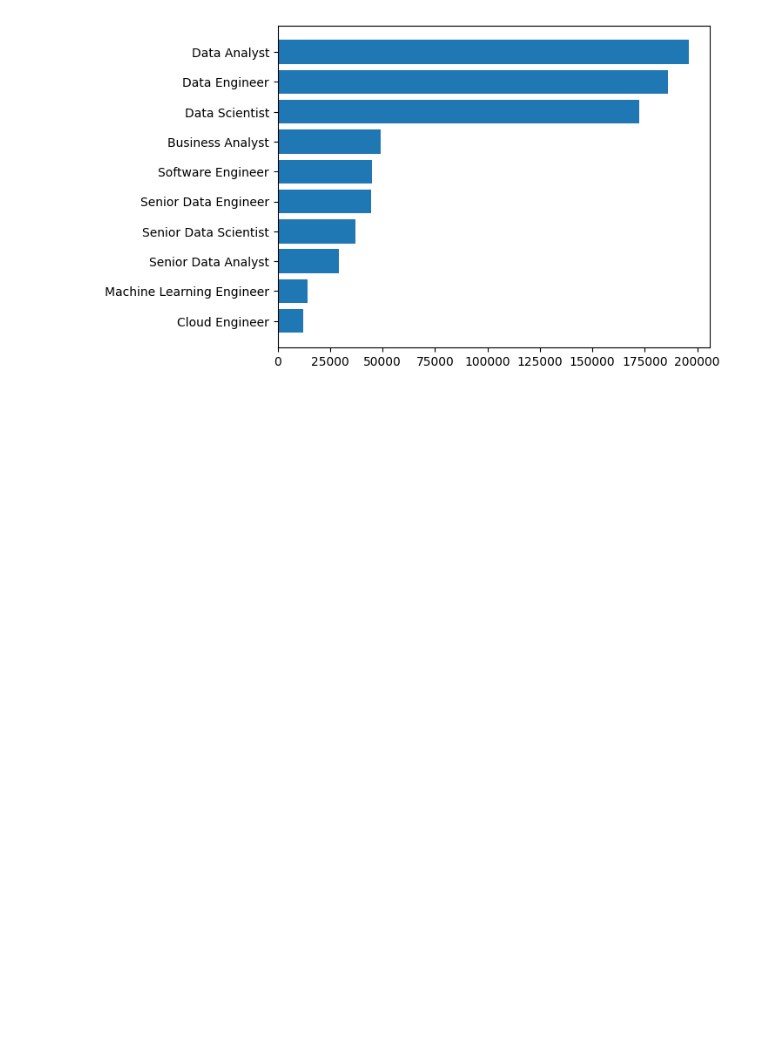
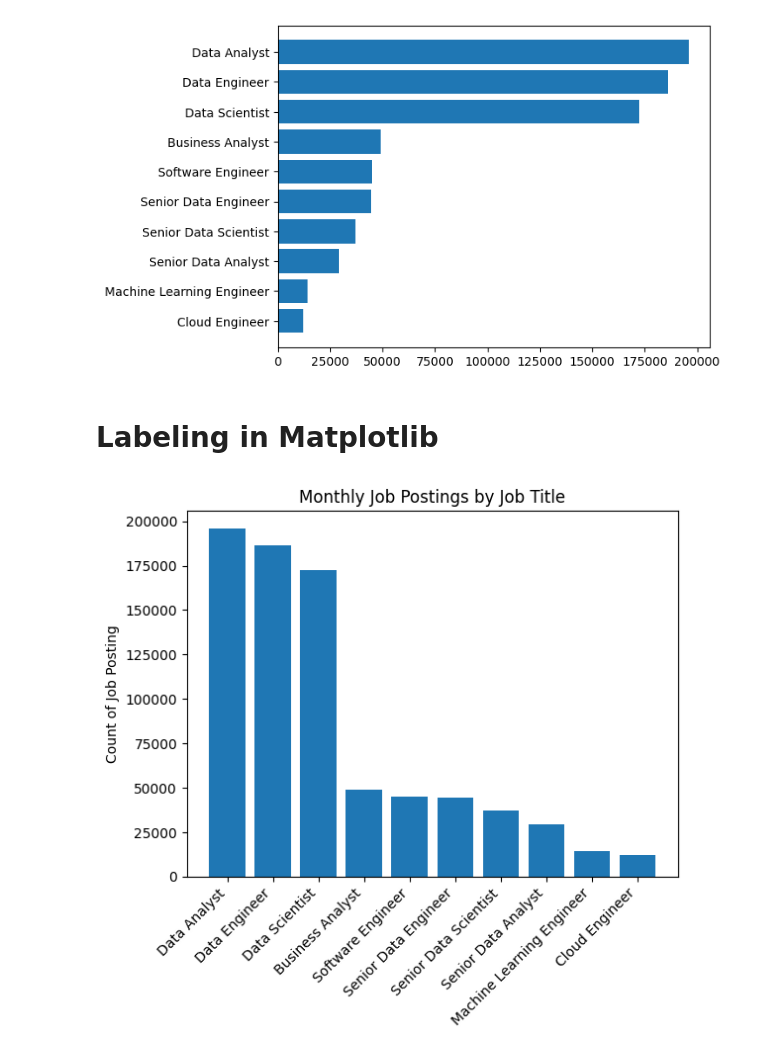
Before and after one commit to okiromosh/Learning-Python-Data, a Jupyter notebook: Python_Matplotlib.ipynb, the cells around one changed output. Cells and saved outputs as stored; diff of their text form; code cells hidden in the pictures; blank space fills up the shorter version.

```diff
--- a/Python_Matplotlib.ipynb
+++ b/Python_Matplotlib.ipynb
@@ -84,3 +84,14 @@ plt.barh(job_counts.index, job_counts)
 # %% [output]
 <BarContainer object of 10 artists>
 [figure]
+# %% [markdown]
+# **Labeling in Matplotlib**
+# %%
+job_counts = job_counts.sort_values(ascending=False)
+plt.bar(job_counts.index, job_counts)
+plt.title('Monthly Job Postings by Job Title')
+plt.ylabel('Count of Job Posting')
+plt.xticks(rotation=45, ha='right')
+plt.show()
+# %% [output]
+[figure, added]
```
